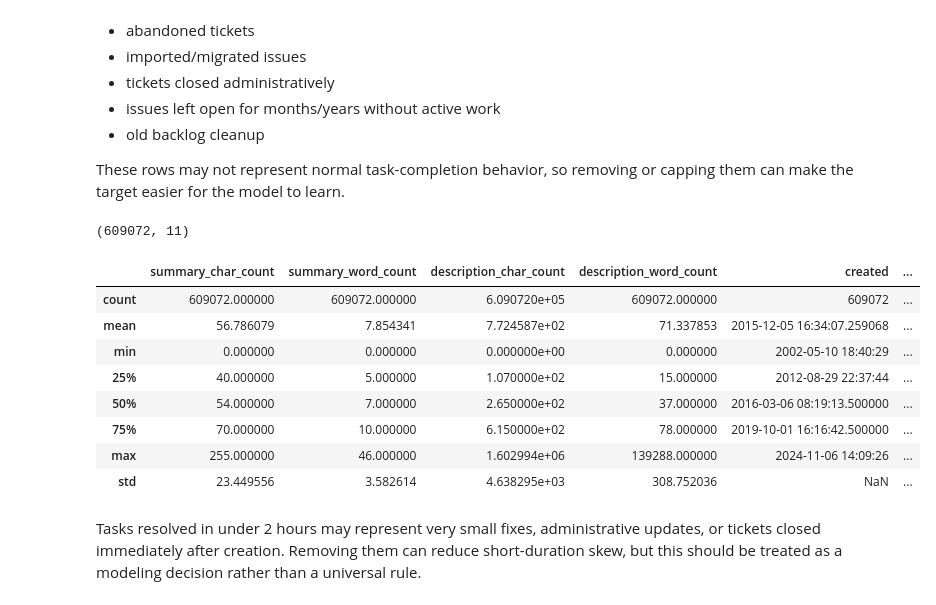
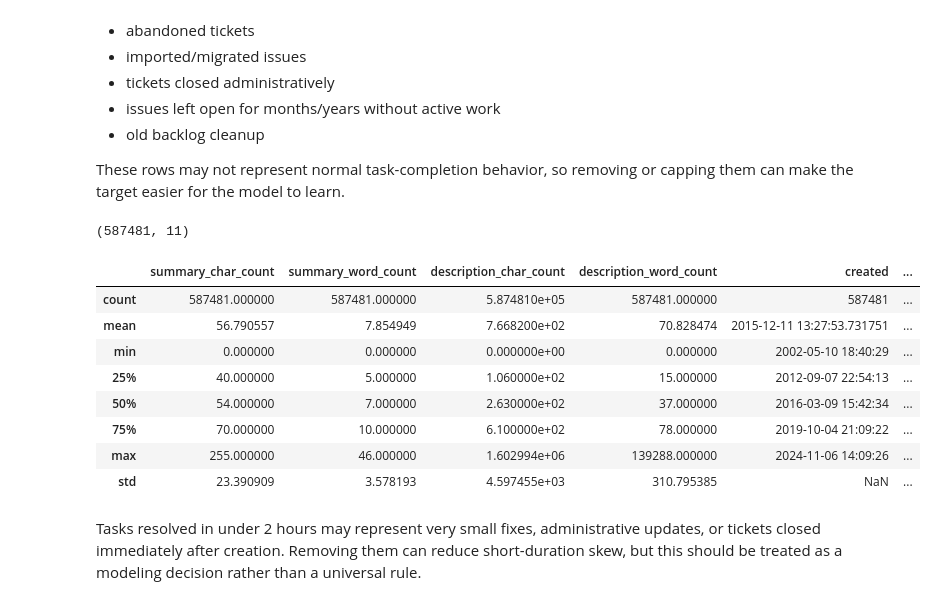
Before and after one commit to OmarElgaafary/Task-Duration-Classifier, a Jupyter notebook: notebooks/03-feature-engineering.ipynb, the cells around one changed output. Drawn from its saved outputs; the diff is of its cells as text; code cells hidden in the pictures.

Commit message:
Merge branch 'master' of https://github.com/OmarElgaafary/Task-Time-Predictor

```diff
--- a/notebooks/03-feature-engineering.ipynb
+++ b/notebooks/03-feature-engineering.ipynb
@@ -111,21 +111,21 @@ Tasks that exceed 90 days may be signs of:
 
 These rows may not represent normal task-completion behavior, so removing or capping them can make the target easier for the model to learn.
 # %%
-task_df = task_df[task_df["duration_days"] <= 120].copy()
+task_df = task_df[task_df["duration_days"] <= 90].copy()
 
 display(task_df.shape)
 task_df.describe()
 # %% [output]
-(609072, 11)
+(587481, 11)
 |  | summary_char_count | summary_word_count | description_char_count | description_word_count | created | ... |
-| count | 609072.000000 | 609072.000000 | 6.090720e+05 | 609072.000000 | 609072 | ... |
-| mean | 56.786079 | 7.854341 | 7.724587e+02 | 71.337853 | 2015-12-05 16:34:07.259068 | ... |
+| count | 587481.000000 | 587481.000000 | 5.874810e+05 | 587481.000000 | 587481 | ... |
+| mean | 56.790557 | 7.854949 | 7.668200e+02 | 70.828474 | 2015-12-11 13:27:53.731751 | ... |
 | min | 0.000000 | 0.000000 | 0.000000e+00 | 0.000000 | 2002-05-10 18:40:29 | ... |
-| 25% | 40.000000 | 5.000000 | 1.070000e+02 | 15.000000 | 2012-08-29 22:37:44 | ... |
-| 50% | 54.000000 | 7.000000 | 2.650000e+02 | 37.000000 | 2016-03-06 08:19:13.500000 | ... |
-| 75% | 70.000000 | 10.000000 | 6.150000e+02 | 78.000000 | 2019-10-01 16:16:42.500000 | ... |
+| 25% | 40.000000 | 5.000000 | 1.060000e+02 | 15.000000 | 2012-09-07 22:54:13 | ... |
+| 50% | 54.000000 | 7.000000 | 2.630000e+02 | 37.000000 | 2016-03-09 15:42:34 | ... |
+| 75% | 70.000000 | 10.000000 | 6.100000e+02 | 78.000000 | 2019-10-04 21:09:22 | ... |
 | max | 255.000000 | 46.000000 | 1.602994e+06 | 139288.000000 | 2024-11-06 14:09:26 | ... |
-| std | 23.449556 | 3.582614 | 4.638295e+03 | 308.752036 | NaN | ... |
+| std | 23.390909 | 3.578193 | 4.597455e+03 | 310.795385 | NaN | ... |
 # %% [markdown]
 Tasks resolved in under 2 hours may represent very small fixes, administrative updates, or tickets closed immediately after creation. Removing them can reduce short-duration skew, but this should be treated as a modeling decision rather than a universal rule.
 # %%
```
Also changed, not shown: parts of 6 cells of this notebook, 5 other files.
